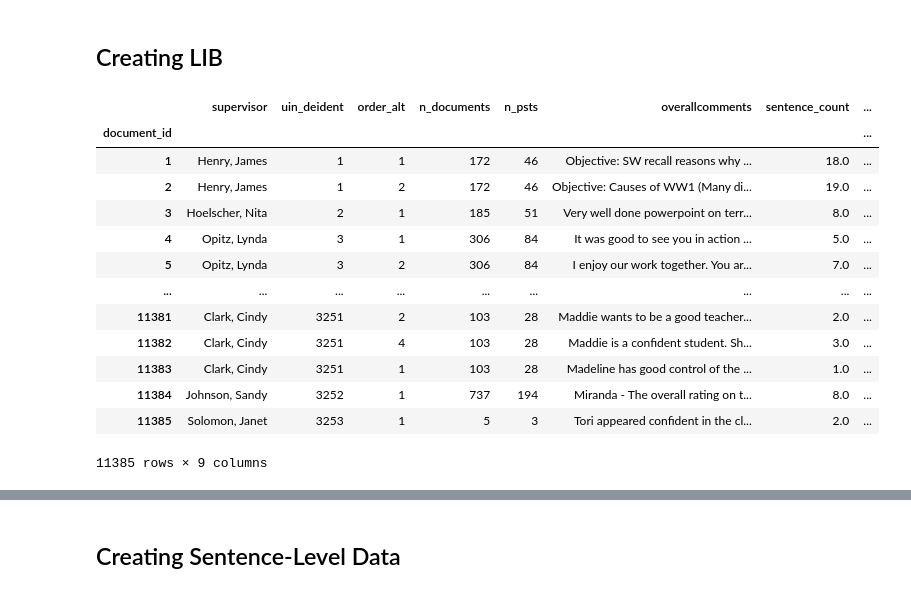
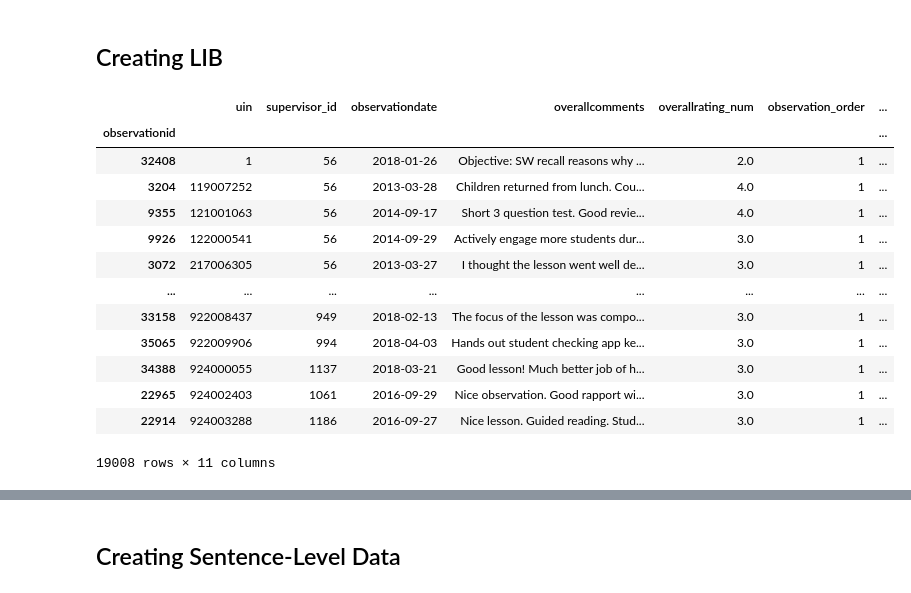
Before and after one commit to avitabilea/DS5001-Final-Project, a Jupyter notebook: 01_data_prep.ipynb, the cells around one changed output, grey strips where cells are left out. Cells and saved outputs as stored; diff of their text form; code cells hidden in the pictures.

```diff
--- a/01_data_prep.ipynb
+++ b/01_data_prep.ipynb
@@ -75,0 +68,2 @@ eval_text = eval_text.join(n_psts.rename('n_psts'), on='supervisor')
+# %%
+eval_text.set_index('observationid')
@@ -80,7 +89,7 @@ eval_text = eval_text.join(n_psts.rename('n_psts'), on='supervisor')
 engine = CountVectorizer()
 model = engine.fit_transform(eval_text.overallcomments)
 # %%
-# Define a simple POS grouping function
+# Define a simple POS grouping function adapted for spaCy tags
 def pos_group(tag):
     if tag.startswith('N'):
         return 'NOUN'
@@ -97,26 +106,24 @@ def pos_group(tag):
 long_format_data = []
 
 # Iterate through each row in the DataFrame
-for document_id, row in eval_text.iterrows():
+for observationid, row in eval_text.iterrows():
     document = row['overallcomments']
-    sentences = nltk.sent_tokenize(document)
-    for sentence_num, sentence in enumerate(sentences):
-        tokens = nltk.word_tokenize(sentence)
-        tagged_tokens = nltk.pos_tag(tokens)  # Get POS tags for the tokens
-        for token_num, (token, tag) in enumerate(tagged_tokens):
+    doc = nlp(document)
+    for sentence_num, sentence in enumerate(doc.sents):
+        for token_num, token in enumerate(sentence):
             long_format_data.append({
-                'document_id': document_id,
+                'observationid': observationid,
                 'sentence_num': sentence_num + 1,
                 'token_num': token_num + 1,
-                'token_str': token.lower(),  # Typically, terms are stored in lower case
-                'term_str': token,           # Original token as it appears
-                'pos': tag,                  # POS tag
-                'pos_group': pos_group(tag)  # Grouped POS tag
+                'token_str': token.text.lower(),   # Terms are stored in lower case
+                'term_str': token.text,            # Original token as it appears
+                'pos': token.tag_,                 # POS tag using spaCy's fine-grained tags
+                'pos_group': pos_group(token.tag_) # Grouped POS tag
             })
 
 # Create DataFrame from long-format data
 CORPUS = pd.DataFrame(long_format_data)
 # %%
-CORPUS.set_index(['document_id', 'sentence_num', 'token_num'])
+CORPUS.set_index(['observationid', 'sentence_num', 'token_num'])
 # %% [output]
 |  |  |  | token_str | term_str | pos | pos_group |
@@ -139,13 +146,13 @@ CORPUS.to_csv(base_path + "output/CORPUS.csv", sep='|', index=True)
 ## Creating LIB
 # %%
 # Creating the new DataFrame LIB from eval_text
-LIB = eval_text[['supervisor', 'uin_deident', 'order_alt', 'n_documents', 'n_psts', 'overallcomments']].copy()
+LIB = eval_text.copy()
 
 # Count the number of sentences per document
-sentence_counts = CORPUS.groupby('document_id')['sentence_num'].nunique().rename('sentence_count')
+sentence_counts = CORPUS.groupby('observationid')['sentence_num'].nunique().rename('sentence_count')
 
 # Count the number of tokens per document
-token_counts = CORPUS.groupby('document_id')['token_num'].size().rename('token_count')
+token_counts = CORPUS.groupby('observationid')['token_num'].size().rename('token_count')
 
 # Combine sentence and token counts into a single DataFrame
 doc_counts = pd.DataFrame({'sentence_count': sentence_counts, 'token_count': token_counts})
@@ -156,22 +163,22 @@ LIB = LIB.join(doc_counts)
 # Get a count of the characters in the comments
 LIB['char_count'] = eval_text['overallcomments'].str.len()
 # %%
-LIB
+LIB.set_index('observationid')
 # %% [output]
-|  | supervisor | uin_deident | order_alt | n_documents | n_psts | overallcomments | sentence_count | ... |
-| document_id |  |  |  |  |  |  |  | ... |
-| 1 | Henry, James | 1 | 1 | 172 | 46 | Objective: SW recall reasons why ... | 18.0 | ... |
-| 2 | Henry, James | 1 | 2 | 172 | 46 | Objective: Causes of WW1 (Many di... | 19.0 | ... |
-| 3 | Hoelscher, Nita | 2 | 1 | 185 | 51 | Very well done powerpoint on terr... | 8.0 | ... |
-| 4 | Opitz, Lynda | 3 | 1 | 306 | 84 | It was good to see you in action ... | 5.0 | ... |
-| 5 | Opitz, Lynda | 3 | 2 | 306 | 84 | I enjoy our work together. You ar... | 7.0 | ... |
-| ... | ... | ... | ... | ... | ... | ... | ... | ... |
-| 11381 | Clark, Cindy | 3251 | 2 | 103 | 28 | Maddie wants to be a good teacher... | 2.0 | ... |
-| 11382 | Clark, Cindy | 3251 | 4 | 103 | 28 | Maddie is a confident student. Sh... | 3.0 | ... |
-| 11383 | Clark, Cindy | 3251 | 1 | 103 | 28 | Madeline has good control of the ... | 1.0 | ... |
-| 11384 | Johnson, Sandy | 3252 | 1 | 737 | 194 | Miranda - The overall rating on t... | 8.0 | ... |
-| 11385 | Solomon, Janet | 3253 | 1 | 5 | 3 | Tori appeared confident in the cl... | 2.0 | ... |
+|  | uin | supervisor_id | observationdate | overallcomments | overallrating_num | observation_order | ... |
+| observationid |  |  |  |  |  |  | ... |
+| 32408 | 1 | 56 | 2018-01-26 | Objective: SW recall reasons why ... | 2.0 | 1 | ... |
+| 3204 | 119007252 | 56 | 2013-03-28 | Children returned from lunch. Cou... | 4.0 | 1 | ... |
+| 9355 | 121001063 | 56 | 2014-09-17 | Short 3 question test. Good revie... | 4.0 | 1 | ... |
+| 9926 | 122000541 | 56 | 2014-09-29 | Actively engage more students dur... | 3.0 | 1 | ... |
+| 3072 | 217006305 | 56 | 2013-03-27 | I thought the lesson went well de... | 3.0 | 1 | ... |
+| ... | ... | ... | ... | ... | ... | ... | ... |
+| 33158 | 922008437 | 949 | 2018-02-13 | The focus of the lesson was compo... | 3.0 | 1 | ... |
+| 35065 | 922009906 | 994 | 2018-04-03 | Hands out student checking app ke... | 3.0 | 1 | ... |
+| 34388 | 924000055 | 1137 | 2018-03-21 | Good lesson! Much better job of h... | 3.0 | 1 | ... |
+| 22965 | 924002403 | 1061 | 2016-09-29 | Nice observation. Good rapport wi... | 3.0 | 1 | ... |
+| 22914 | 924003288 | 1186 | 2016-09-27 | Nice lesson. Guided reading. Stud... | 3.0 | 1 | ... |
-11385 rows × 9 columns
+19008 rows × 11 columns
 # %%
 LIB['char_count'].fillna(0).mean()
 # %% [output]
```
Also changed, not shown: parts of 13 cells of this notebook, 2 other files.
